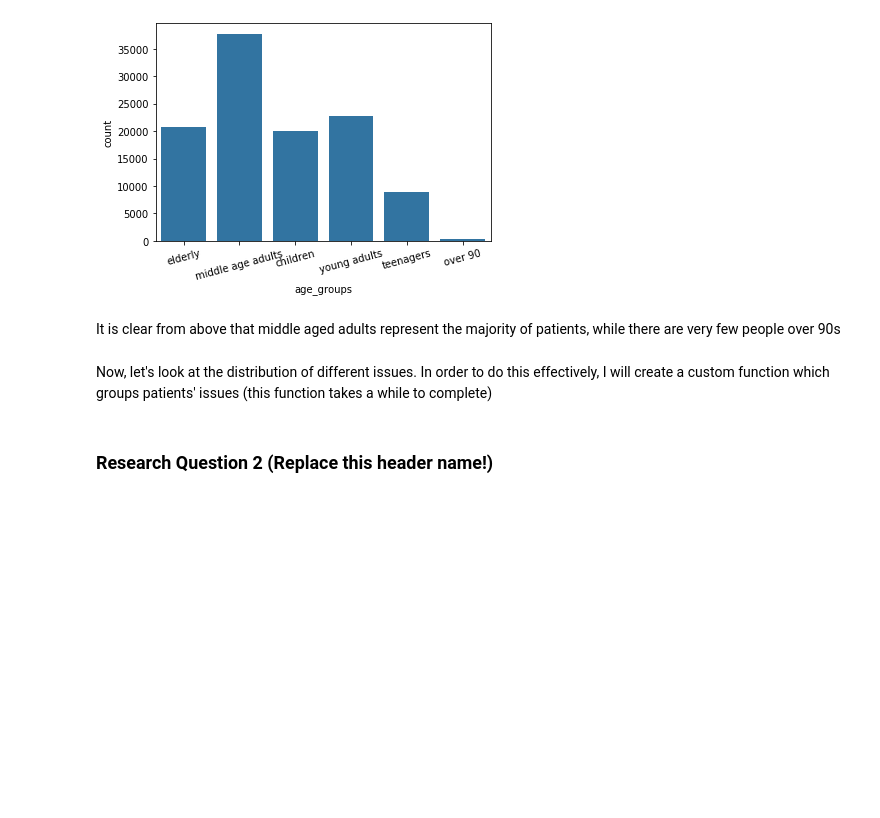
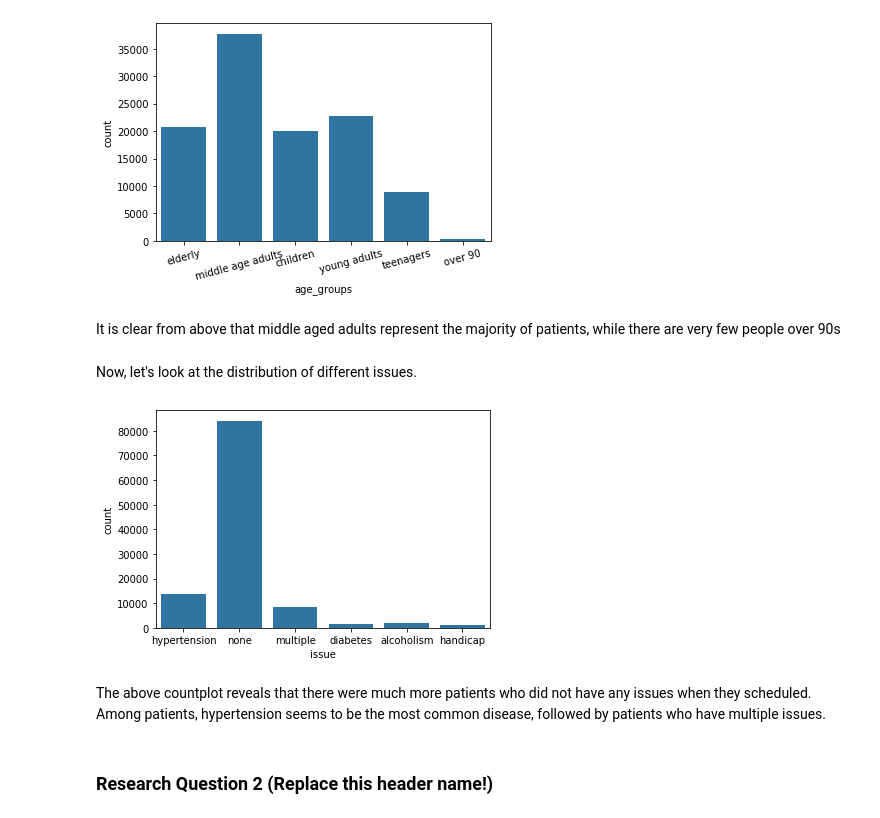
Before and after one commit to BexTuychiev/appointments_show, a Jupyter notebook: investigate-a-dataset-template.ipynb, the cells around one changed output. Saved outputs shown, nothing was run; the diff lists cells and outputs as text; code cells hidden in the pictures; blank space fills up the shorter version.

```diff
--- a/investigate-a-dataset-template.ipynb
+++ b/investigate-a-dataset-template.ipynb
@@ -459,7 +459,13 @@ plt.xticks(rotation=15);
 # %% [markdown]
 It is clear from above that middle aged adults represent the majority of patients, while there are very few people over 90s
 # %% [markdown]
-Now, let's look at the distribution of different issues. In order to do this effectively, I will create a custom function which groups patients' issues (this function takes a while to complete)
+Now, let's look at the distribution of different issues.
+# %%
+sb.countplot(data=appointments, x='issue', color=base_color);
+# %% [output]
+[figure, added]
+# %% [markdown]
+The above countplot reveals that there were much more patients who did not have any issues when they scheduled. Among patients, hypertension seems to be the most common disease, followed by patients who have multiple issues.
 # %% [markdown]
 ### Research Question 2  (Replace this header name!)
 # %%
```
